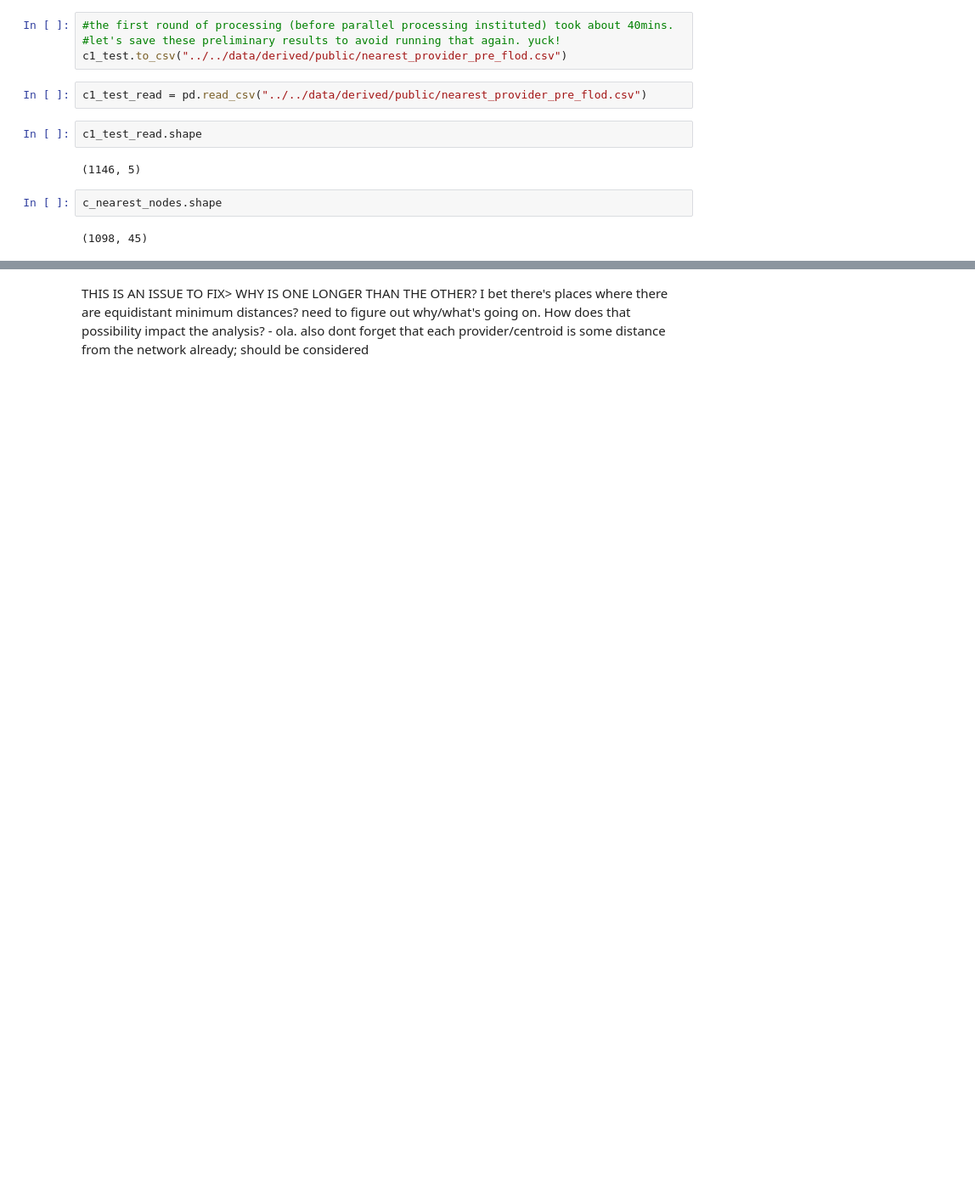
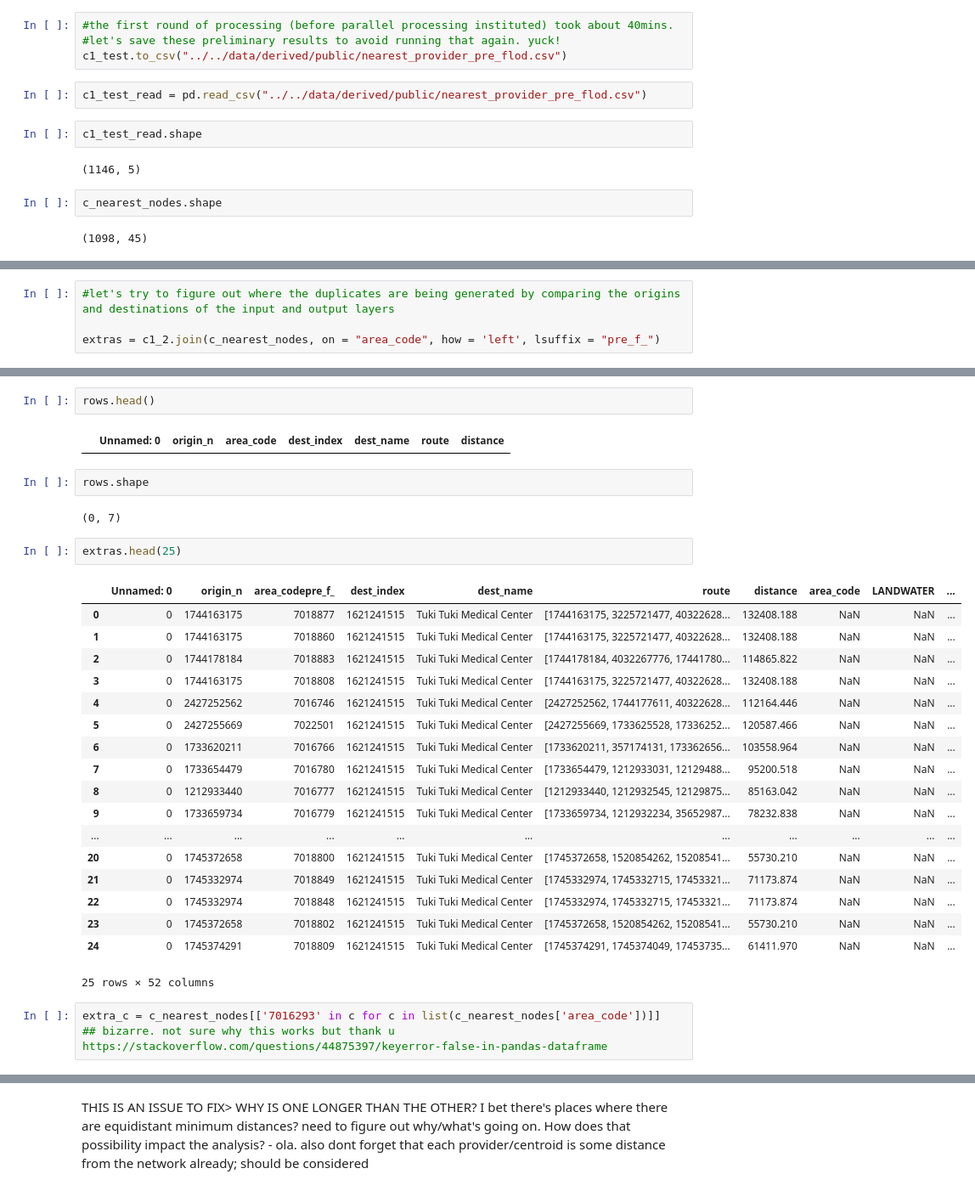
Before and after one commit to gsokolow/Flooding-and-Healthcare-2024, a Jupyter notebook: procedure/code/01-Jupyter_notebook.ipynb, the cells around one changed output, grey strips where cells are left out. Shown at 85% size. Drawn from its saved outputs; the diff is of its cells as text; blank space fills up the shorter version.

```diff
--- a/procedure/code/01-Jupyter_notebook.ipynb
+++ b/procedure/code/01-Jupyter_notebook.ipynb
@@ -1239,0 +1284,4 @@ c_nearest_nodes.shape
+# %%
+#let's try to figure out where the duplicates are being generated by comparing the origins and destinations of the input and output layers
+
+extras = c1_2.join(c_nearest_nodes, on = "area_code", how = 'left', lsuffix = "pre_f_")
@@ -1239,0 +1315,32 @@ c_nearest_nodes.shape
+# %%
+rows.head()
+# %% [output]
+|  | Unnamed: 0 | origin_n | area_code | dest_index | dest_name | route | distance |
+# %%
+rows.shape
+# %% [output]
+(0, 7)
+# %%
+extras.head(25)
+# %% [output]
+|  | Unnamed: 0 | origin_n | area_codepre_f_ | dest_index | dest_name | route | distance | area_code | LANDWATER | ... |
+| 0 | 0 | 1744163175 | 7018877 | 1621241515 | Tuki Tuki Medical Center | [1744163175, 3225721477, 40322628... | 132408.188 | NaN | NaN | ... |
+| 1 | 0 | 1744163175 | 7018860 | 1621241515 | Tuki Tuki Medical Center | [1744163175, 3225721477, 40322628... | 132408.188 | NaN | NaN | ... |
+| 2 | 0 | 1744178184 | 7018883 | 1621241515 | Tuki Tuki Medical Center | [1744178184, 4032267776, 17441780... | 114865.822 | NaN | NaN | ... |
+| 3 | 0 | 1744163175 | 7018808 | 1621241515 | Tuki Tuki Medical Center | [1744163175, 3225721477, 40322628... | 132408.188 | NaN | NaN | ... |
+| 4 | 0 | 2427252562 | 7016746 | 1621241515 | Tuki Tuki Medical Center | [2427252562, 1744177611, 40322628... | 112164.446 | NaN | NaN | ... |
+| 5 | 0 | 2427255669 | 7022501 | 1621241515 | Tuki Tuki Medical Center | [2427255669, 1733625528, 17336252... | 120587.466 | NaN | NaN | ... |
+| 6 | 0 | 1733620211 | 7016766 | 1621241515 | Tuki Tuki Medical Center | [1733620211, 357174131, 173362656... | 103558.964 | NaN | NaN | ... |
+| 7 | 0 | 1733654479 | 7016780 | 1621241515 | Tuki Tuki Medical Center | [1733654479, 1212933031, 12129488... | 95200.518 | NaN | NaN | ... |
+| 8 | 0 | 1212933440 | 7016777 | 1621241515 | Tuki Tuki Medical Center | [1212933440, 1212932545, 12129875... | 85163.042 | NaN | NaN | ... |
+| 9 | 0 | 1733659734 | 7016779 | 1621241515 | Tuki Tuki Medical Center | [1733659734, 1212932234, 35652987... | 78232.838 | NaN | NaN | ... |
+| ... | ... | ... | ... | ... | ... | ... | ... | ... | ... | ... |
+| 20 | 0 | 1745372658 | 7018800 | 1621241515 | Tuki Tuki Medical Center | [1745372658, 1520854262, 15208541... | 55730.210 | NaN | NaN | ... |
+| 21 | 0 | 1745332974 | 7018849 | 1621241515 | Tuki Tuki Medical Center | [1745332974, 1745332715, 17453321... | 71173.874 | NaN | NaN | ... |
+| 22 | 0 | 1745332974 | 7018848 | 1621241515 | Tuki Tuki Medical Center | [1745332974, 1745332715, 17453321... | 71173.874 | NaN | NaN | ... |
+| 23 | 0 | 1745372658 | 7018802 | 1621241515 | Tuki Tuki Medical Center | [1745372658, 1520854262, 15208541... | 55730.210 | NaN | NaN | ... |
+| 24 | 0 | 1745374291 | 7018809 | 1621241515 | Tuki Tuki Medical Center | [1745374291, 1745374049, 17453735... | 61411.970 | NaN | NaN | ... |
+25 rows × 52 columns
+# %%
+extra_c = c_nearest_nodes[['7016293' in c for c in list(c_nearest_nodes['area_code'])]]
+## bizarre. not sure why this works but thank u https://stackoverflow.com/questions/44875397/keyerror-false-in-pandas-dataframe
```
Also changed, not shown: parts of 32 cells of this notebook.
